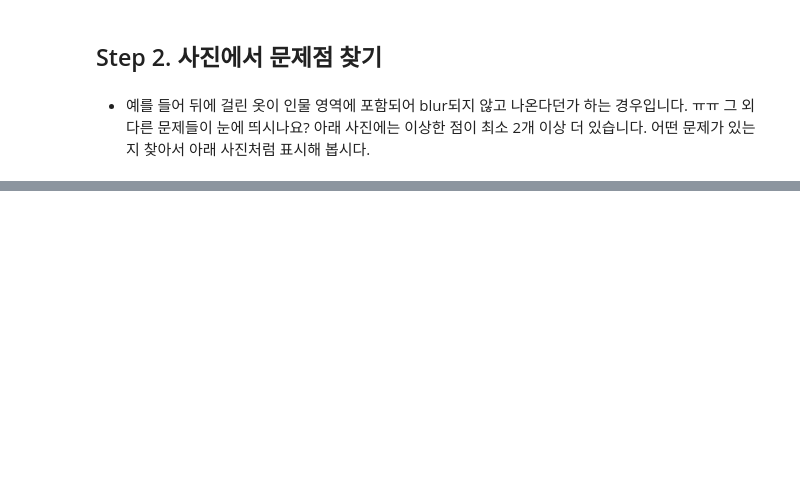
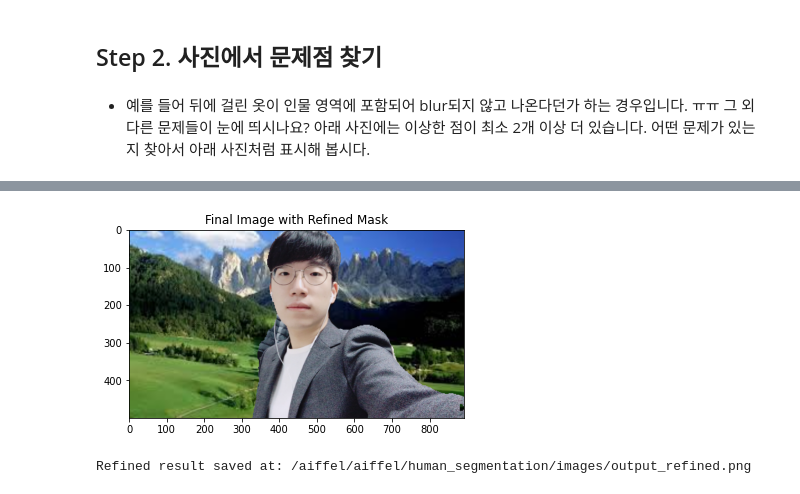
Before and after one commit to eunhaday/AIFFEL_quest_cr, a Jupyter notebook: Exploration/SQUest24/exp03_node6.ipynb, the cells around one changed output, grey strips where cells are left out. Drawn from its saved outputs; the diff is of its cells as text; code cells hidden in the pictures; blank space fills up the shorter version.

```diff
--- a/Exploration/SQUest24/exp03_node6.ipynb
+++ b/Exploration/SQUest24/exp03_node6.ipynb
@@ -1037,0 +1046,38 @@ person
+# %%
+# (추가) 모폴로지 연산으로 마스크 정제
+kernel = np.ones((5, 5), np.uint8)
+img_mask_cleaned = cv2.morphologyEx(img_mask, cv2.MORPH_CLOSE, kernel)
+img_mask_cleaned = cv2.morphologyEx(img_mask_cleaned, cv2.MORPH_OPEN, kernel)
+
+# (추가) 컨투어 탐지를 통해 인물 영역 이외의 노이즈 제거
+contours, _ = cv2.findContours(img_mask_cleaned, cv2.RETR_EXTERNAL, cv2.CHAIN_APPROX_SIMPLE)
+
+# 크기 기반 필터링 (너무 작은 영역은 제거)
+#min_contour_area = 500  # 최소 영역 크기 설정
+min_contour_area = 150  # 최소 영역 크기 설정
+filtered_mask = np.zeros_like(img_mask_cleaned)
+
+for contour in contours:
+    if cv2.contourArea(contour) > min_contour_area:
+        cv2.drawContours(filtered_mask, [contour], -1, 255, thickness=cv2.FILLED)
+
+# (기존) 컬러 마스크와 합성
+img_mask_color_cleaned = cv2.cvtColor(filtered_mask, cv2.COLOR_GRAY2BGR)
+img_mask_inv_cleaned = cv2.bitwise_not(filtered_mask)
+
+# 새 배경과의 합성에 정제된 마스크 사용
+new_background_cleaned = cv2.bitwise_and(back_img, back_img, mask=img_mask_inv_cleaned)
+img_concat_final = np.where(img_mask_color_cleaned == 255, img_orig, new_background_cleaned)
+
+# 결과 출력
+plt.imshow(cv2.cvtColor(img_concat_final, cv2.COLOR_BGR2RGB))
+plt.title("Final Image with Refined Mask")
+plt.show()
+
+# 결과 저장
+output_path = os.getenv('HOME') + '/aiffel/human_segmentation/images/output_refined.png'
+cv2.imwrite(output_path, img_concat_final)
+print(f"Refined result saved at: {output_path}")
+# %% [output]
+[figure, added]
+Refined result saved at: /aiffel/aiffel/human_segmentation/images/output_refined.png
```
Also changed, not shown: parts of 3 cells of this notebook.
